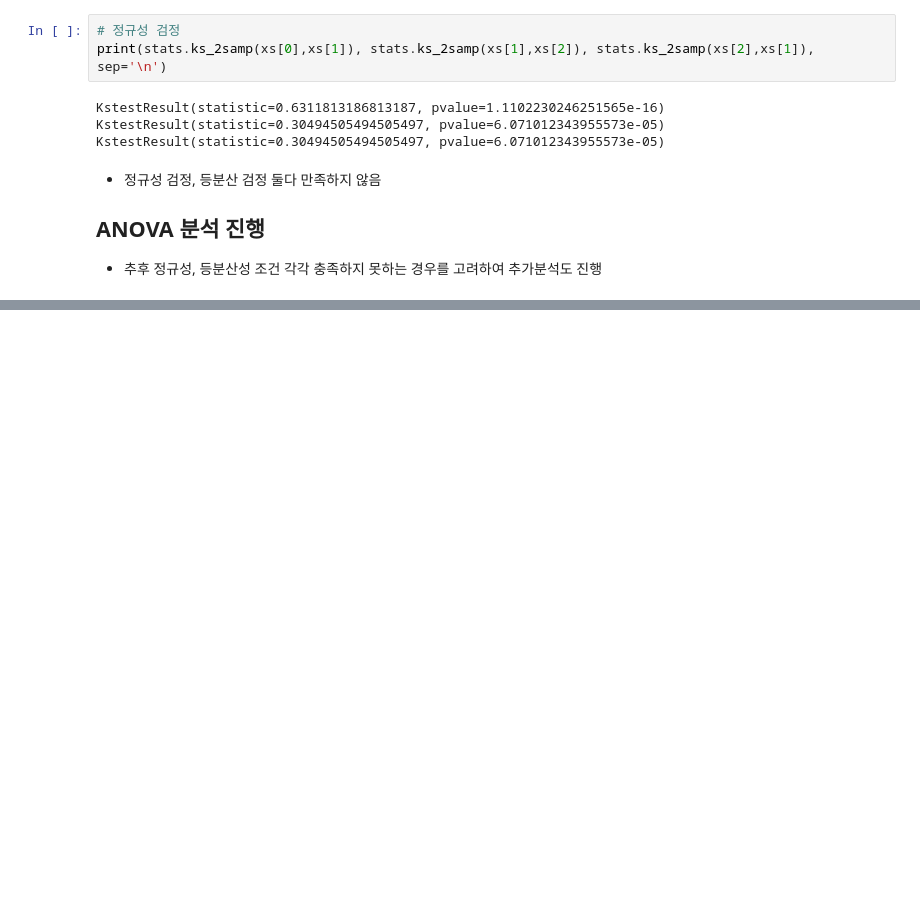
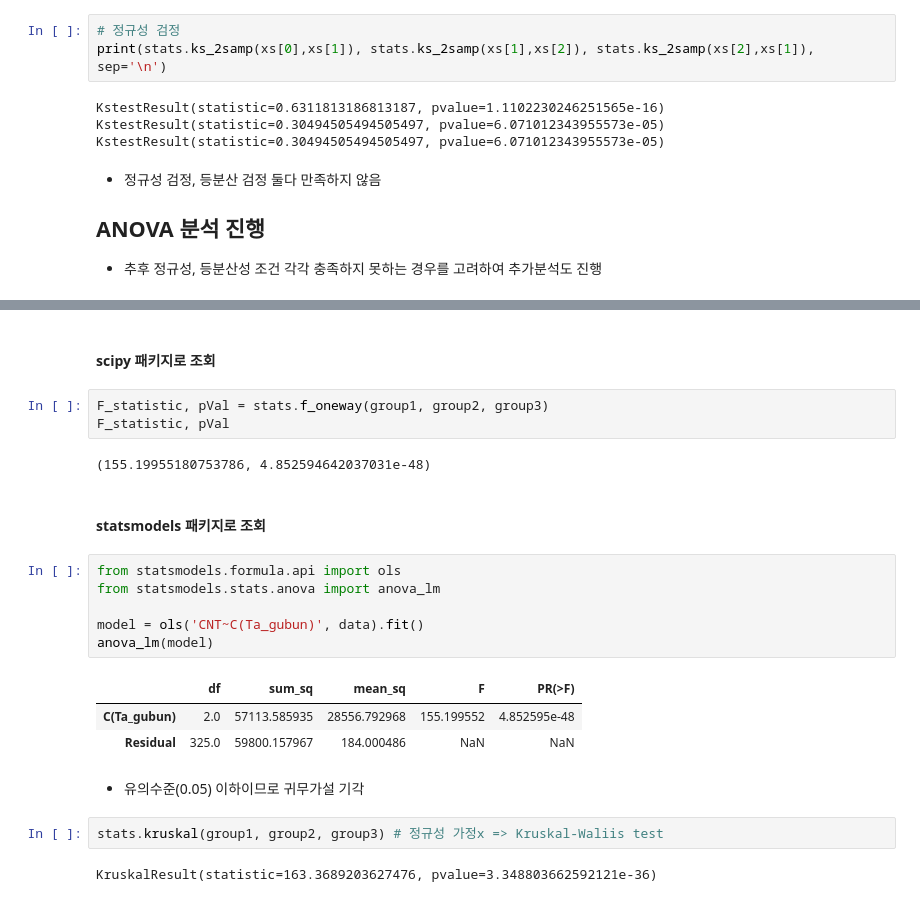
Before and after one commit to kwonym3094/statistic, a Jupyter notebook: 11_anova.ipynb, the cells around one changed output, grey strips where cells are left out. Drawn from its saved outputs; the diff is of its cells as text; blank space fills up the shorter version.

```diff
--- a/11_anova.ipynb
+++ b/11_anova.ipynb
@@ -195,0 +172,25 @@ array([66, 64, 64, 50, 72, 74, 68, 62, 63, 72, 85, 65, 63, 78, 74, 67, 57,
+# %% [markdown]
+#### scipy 패키지로 조회
+# %%
+F_statistic, pVal = stats.f_oneway(group1, group2, group3)
+F_statistic, pVal
+# %% [output]
+(155.19955180753786, 4.852594642037031e-48)
+# %% [markdown]
+#### statsmodels 패키지로 조회
+# %%
+from statsmodels.formula.api import ols
+from statsmodels.stats.anova import anova_lm
+
+model = ols('CNT~C(Ta_gubun)', data).fit()
+anova_lm(model)
+# %% [output]
+|  | df | sum_sq | mean_sq | F | PR(>F) |
+| C(Ta_gubun) | 2.0 | 57113.585935 | 28556.792968 | 155.199552 | 4.852595e-48 |
+| Residual | 325.0 | 59800.157967 | 184.000486 | NaN | NaN |
+# %% [markdown]
+- 유의수준(0.05) 이하이므로 귀무가설 기각
+# %%
+stats.kruskal(group1, group2, group3) # 정규성 가정x => Kruskal-Waliis test
+# %% [output]
+KruskalResult(statistic=163.3689203627476, pvalue=3.348803662592121e-36)
```
Also changed, not shown: parts of 12 cells of this notebook, 2 other files.
